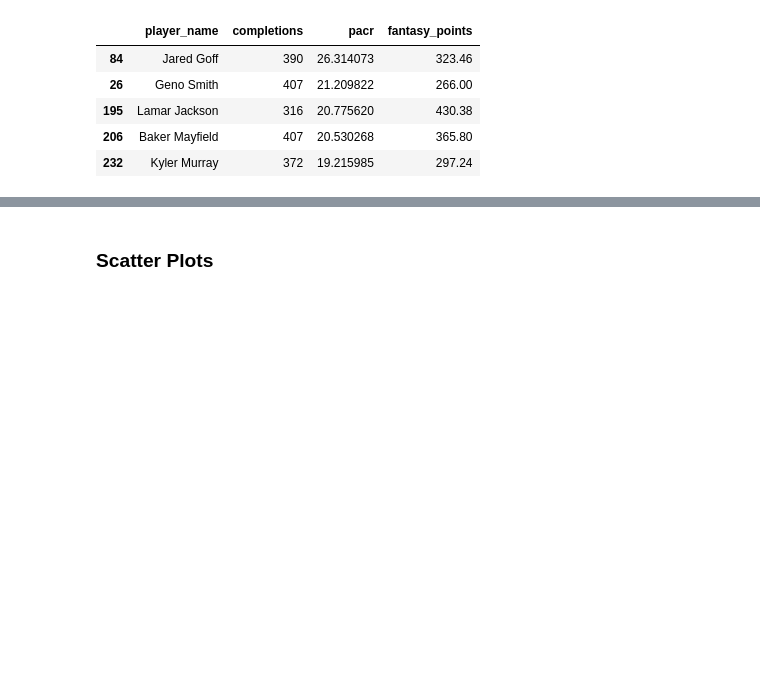
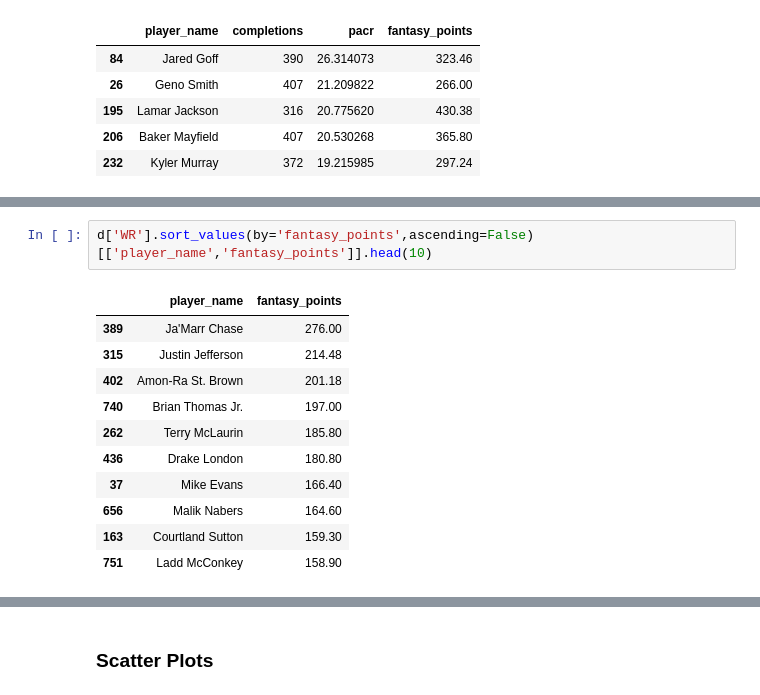
Before and after one commit to otherwiseevan/Fantasy-Football, a Jupyter notebook: FootballAnalytics.ipynb, the cells around one changed output, grey strips where cells are left out. Cells and saved outputs as stored; diff of their text form; blank space fills up the shorter version.

```diff
--- a/FootballAnalytics.ipynb
+++ b/FootballAnalytics.ipynb
@@ -174,0 +220,14 @@ Season_2024.sort_values(by='pacr',ascending=False).head()[['player_name','comple
+# %%
+d['WR'].sort_values(by='fantasy_points',ascending=False)[['player_name','fantasy_points']].head(10)
+# %% [output]
+|  | player_name | fantasy_points |
+| 389 | Ja'Marr Chase | 276.00 |
+| 315 | Justin Jefferson | 214.48 |
+| 402 | Amon-Ra St. Brown | 201.18 |
+| 740 | Brian Thomas Jr. | 197.00 |
+| 262 | Terry McLaurin | 185.80 |
+| 436 | Drake London | 180.80 |
+| 37 | Mike Evans | 166.40 |
+| 656 | Malik Nabers | 164.60 |
+| 163 | Courtland Sutton | 159.30 |
+| 751 | Ladd McConkey | 158.90 |
```
Also changed, not shown: parts of 6 cells of this notebook.
